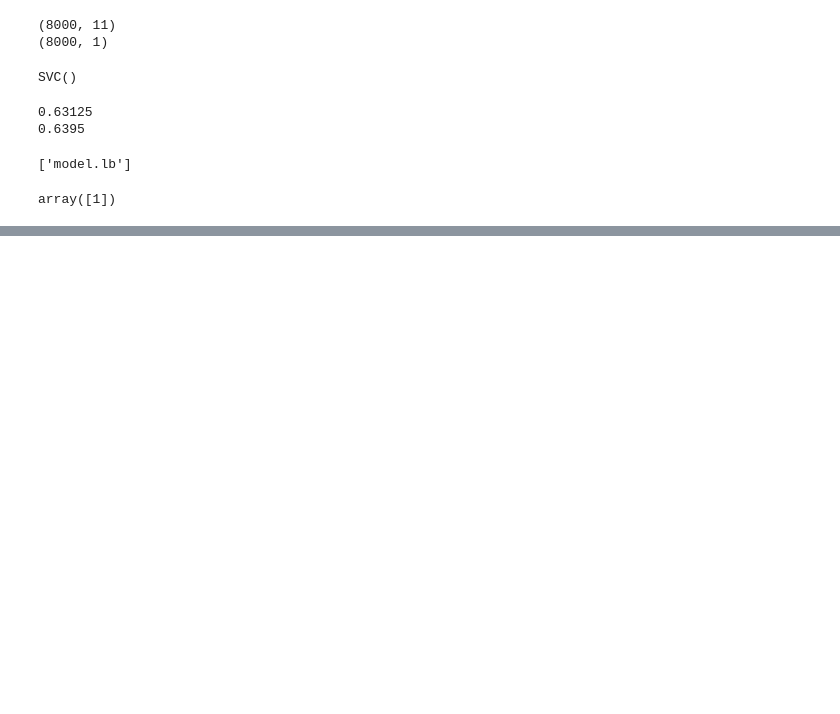
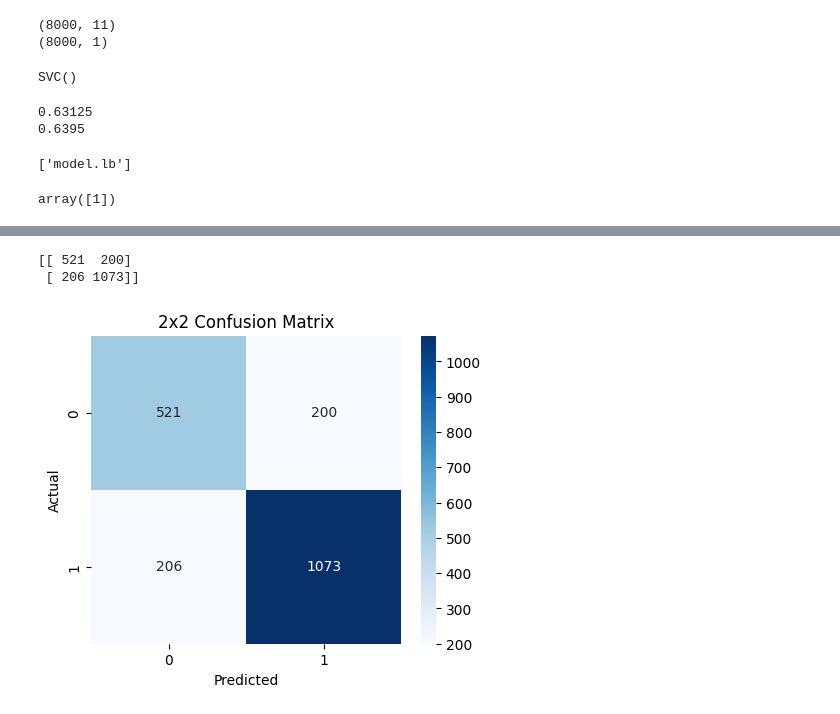
Before and after one commit to Ashwaniansh/SITP-12th-May, a Jupyter notebook: MACHINE LEARNING/PROJECT 4/Model_medical_disease.ipynb, the cells around one changed output, grey strips where cells are left out. Saved outputs shown, nothing was run; the diff lists cells and outputs as text; code cells hidden in the pictures; blank space fills up the shorter version.

```diff
--- a/MACHINE LEARNING/PROJECT 4/Model_medical_disease.ipynb
+++ b/MACHINE LEARNING/PROJECT 4/Model_medical_disease.ipynb
@@ -243,0 +242,27 @@ array([[  14,    0,   15,   17,    0],
+# %%
+from sklearn.metrics import confusion_matrix
+y_test_binary = (y_test == 1).astype(int)
+y_pred_binary = (y_pred == 1).astype(int)
+cm = confusion_matrix(y_test_binary, y_pred_binary)
+print(cm)
+# %% [output]
+[[ 521  200]
+ [ 206 1073]]
+# %%
+from sklearn.metrics import confusion_matrix
+import seaborn as sns
+import matplotlib.pyplot as plt
+
+y_test_binary = (y_test == 1).astype(int)
+y_pred_binary = (y_pred == 1).astype(int)
+
+cm = confusion_matrix(y_test_binary, y_pred_binary)
+
+plt.figure(figsize=(5,4))
+sns.heatmap(cm, annot=True, fmt='d', cmap='Blues')
+plt.xlabel("Predicted")
+plt.ylabel("Actual")
+plt.title("2x2 Confusion Matrix")
+plt.show()
+# %% [output]
+[figure, added]
```
Also changed, not shown: parts of 3 cells of this notebook, 4 other files.
